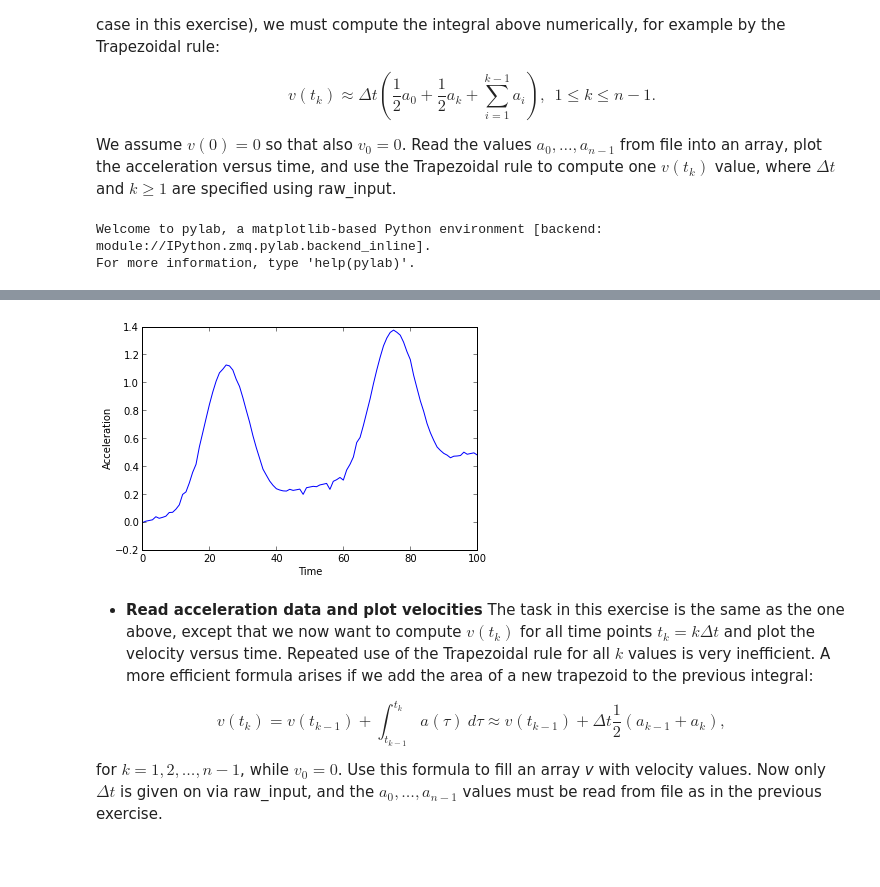
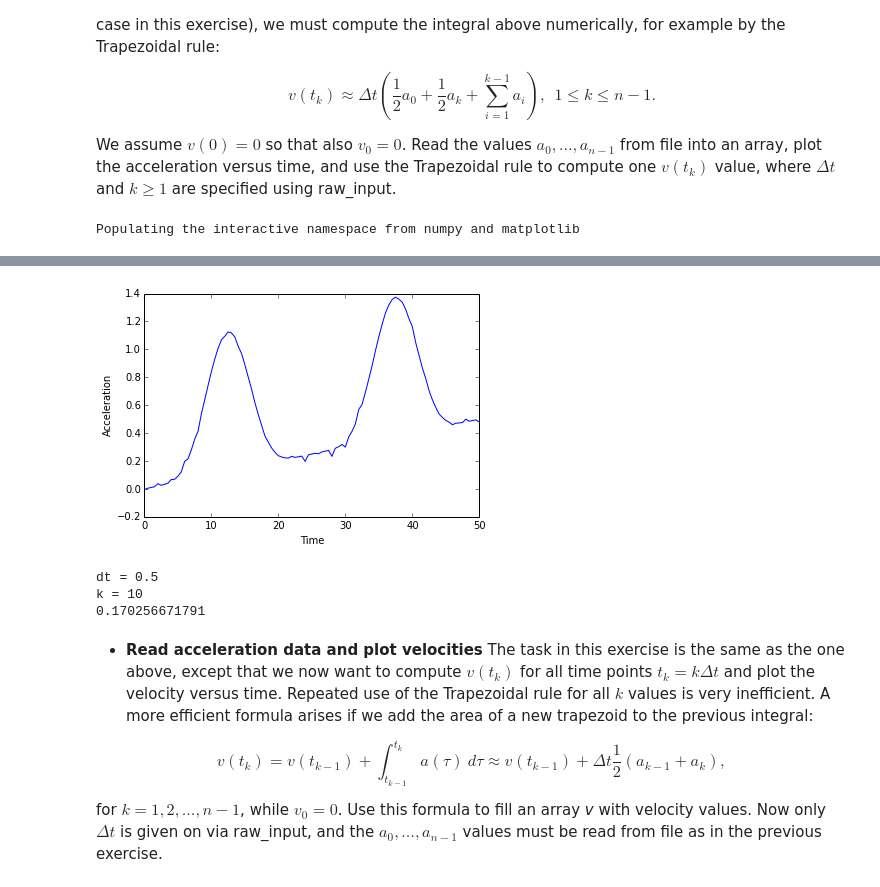
Before and after one commit to ggorman/Introduction-to-programming-for-geoscientists, a Jupyter notebook: notebook/Lecture-5-Introduction-to-programming-for-geoscientists-Solutions.ipynb, the cells around one changed output, grey strips where cells are left out. Saved outputs shown, nothing was run; the diff lists cells and outputs as text; code cells hidden in the pictures; blank space fills up the shorter version.

```diff
--- a/notebook/Lecture-5-Introduction-to-programming-for-geoscientists-Solutions.ipynb
+++ b/notebook/Lecture-5-Introduction-to-programming-for-geoscientists-Solutions.ipynb
@@ -208,6 +208,8 @@ Read the values $a_0, \ldots, a_{n-1}$ from file into an array, plot the acceler
 %pylab inline
 from pylab import *
 from numpy import *
+
+dt = 0.5
 
 # read in acceleration
 infile = open("data/acc.dat", "r")
@@ -224,5 +226,4 @@ xlabel("Time")
 ylabel("Acceleration")
 show()
 # %% [output]
-Welcome to pylab, a matplotlib-based Python environment [backend: module://IPython.zmq.pylab.backend_inline].
-For more information, type 'help(pylab)'.
+Populating the interactive namespace from numpy and matplotlib
@@ -229,4 +232,4 @@ For more information, type 'help(pylab)'.
-[figure, old version]
+[figure, new version]
 # %%
 ## PART 2: trapezoidal function
 def trap(dt, k, alist):
@@ -234,9 +237,13 @@ def trap(dt, k, alist):
 		raise ValueError
 	return dt*(.5*alist[0] + .5*alist[k] + sum(alist[:k]))
 
-dt = raw_input("dt = ")
-k = raw_input("k = ")
+dt = float(raw_input("dt = "))
+k = int(raw_input("k = "))
 print trap(dt, k, alist)
+# %% [output]
+dt = 0.5
+k = 10
+0.170256671791
 # %% [markdown]
 * **Read acceleration data and plot velocities**</br>
 The task in this exercise is the same as the one above, except that we now want to compute $v(t_k)$ for all time points $t_k = k\Delta t$ and plot the velocity versus time. Repeated use of the Trapezoidal rule for all $k$ values is very inefficient. A more efficient formula arises if we add the area of a new trapezoid to the previous integral:
```
Also changed, not shown: parts of 2 cells of this notebook.
